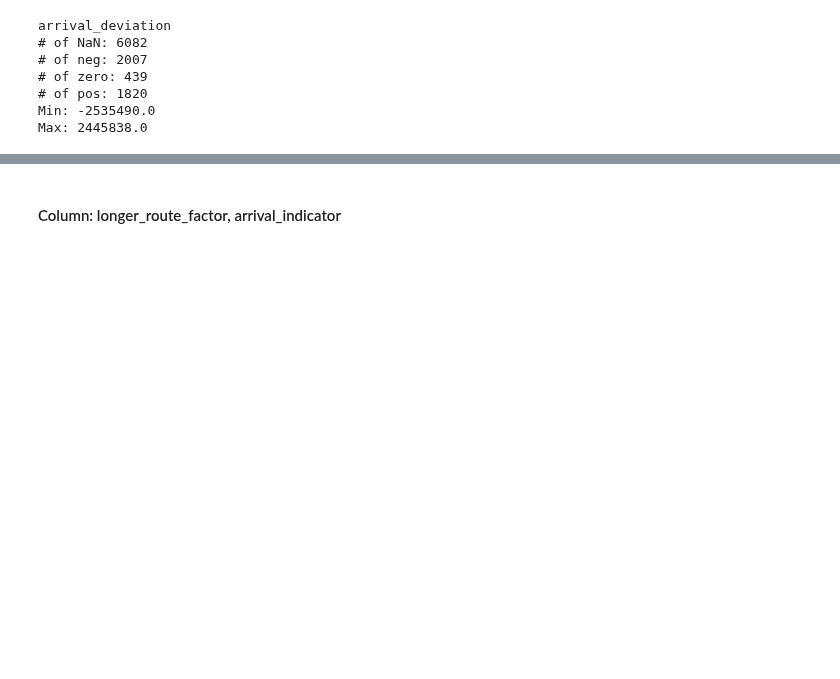
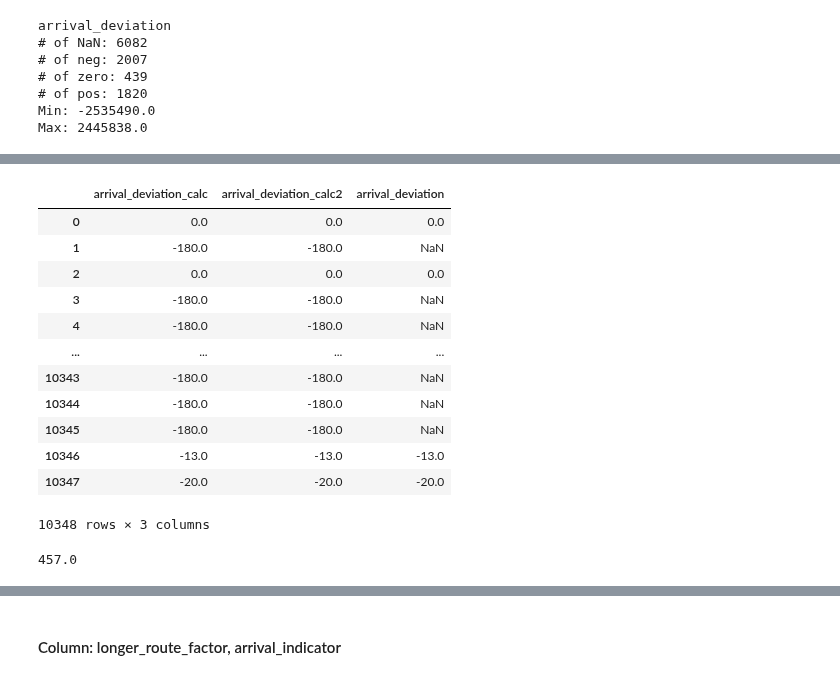
Before and after one commit to Lukas-Dierkes/vehicle-stream-team-project, a Jupyter notebook: vehicle_stream_pipeline/cleaning.ipynb, the cells around one changed output, grey strips where cells are left out. Saved outputs shown, nothing was run; the diff lists cells and outputs as text; code cells hidden in the pictures; blank space fills up the shorter version.

```diff
--- a/vehicle_stream_pipeline/cleaning.ipynb
+++ b/vehicle_stream_pipeline/cleaning.ipynb
@@ -15,3 +38,7 @@ df[df['id']=='6de9cc6f-fe92-4964-a400-53491de46155']['pickup_arrival_time']
 # %% [output]
 1568    1899-12-29 23:58:42
 Name: pickup_arrival_time, dtype: object
+# %%
+df['boarding_time']  = df['boarding_time'].fillna("444")
+df['len'] = df.boarding_time.apply(len)
+df['len'].value_counts()
@@ -185,9 +236,12 @@ def get_stop_id(address):
         # different naming
         if address == "Rewe Mußbach":
             address = address + " (Shoppenwiese)"
+        elif address == "Lachener Straße":
+            address = "Laachener Straße"
         for index, row in df_stops.iterrows():
             if row["MoDStop Name"] == address:
                 return row["MoDStop Id"]
+        print("Name:", address, ", len:", str(len(address)))
         return "No match of address name"
 # %%
 for index, row in df.iterrows():
@@ -363,0 +413,19 @@ TypeError: '<' not supported between instances of 'str' and 'int'
+# %%
+df['arrival_deviation_calc'] = df.apply(lambda row : (datetime.strptime(row['vehicle_arrived_at'], '%Y-%m-%d %H:%M:%S').timestamp()) - (datetime.strptime(row['arriving_push'], '%Y-%m-%d %H:%M:%S').timestamp()) - 180, axis=1)
+df['arrival_deviation_calc2'] = df.apply(lambda row : (datetime.strptime(row['vehicle_arrived_at'], '%Y-%m-%d %H:%M:%S') - datetime.strptime(row['arriving_push'], '%Y-%m-%d %H:%M:%S')).total_seconds() - 180, axis=1)
+# %%
+df[['arrival_deviation_calc', 'arrival_deviation_calc2', 'arrival_deviation']]
+# %% [output]
+|  | arrival_deviation_calc | arrival_deviation_calc2 | arrival_deviation |
+| 0 | 0.0 | 0.0 | 0.0 |
+| 1 | -180.0 | -180.0 | NaN |
+| 2 | 0.0 | 0.0 | 0.0 |
+| 3 | -180.0 | -180.0 | NaN |
+| 4 | -180.0 | -180.0 | NaN |
+| ... | ... | ... | ... |
+| 10343 | -180.0 | -180.0 | NaN |
+| 10344 | -180.0 | -180.0 | NaN |
+| 10345 | -180.0 | -180.0 | NaN |
+| 10346 | -13.0 | -13.0 | -13.0 |
+| 10347 | -20.0 | -20.0 | -20.0 |
+10348 rows × 3 columns
@@ -363,0 +435,7 @@ TypeError: '<' not supported between instances of 'str' and 'int'
+# %%
+
+date_time = datetime.strptime(df['waiting_time'][0], "%H:%M:%S")
+delta= date_time - datetime(1900, 1, 1)
+delta.total_seconds()
+# %% [output]
+457.0
```
Also changed, not shown: parts of 18 cells of this notebook, 2 other files.
